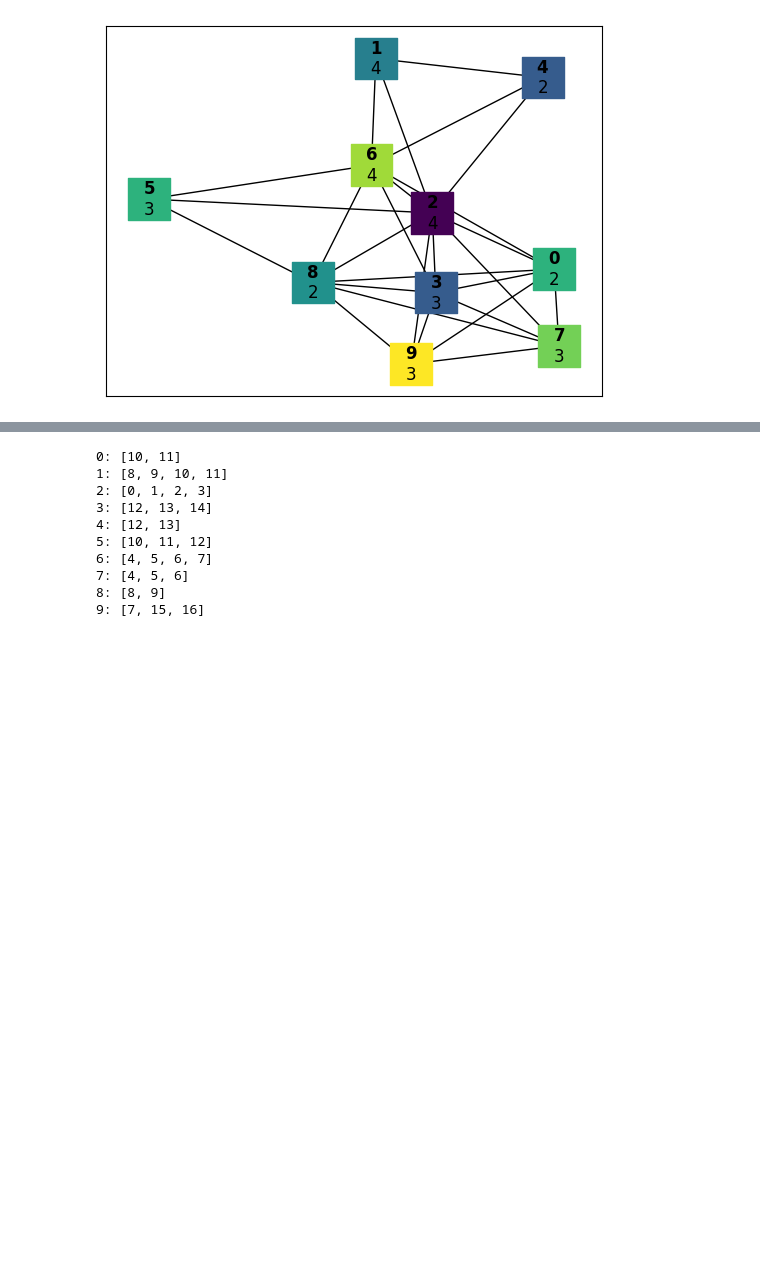
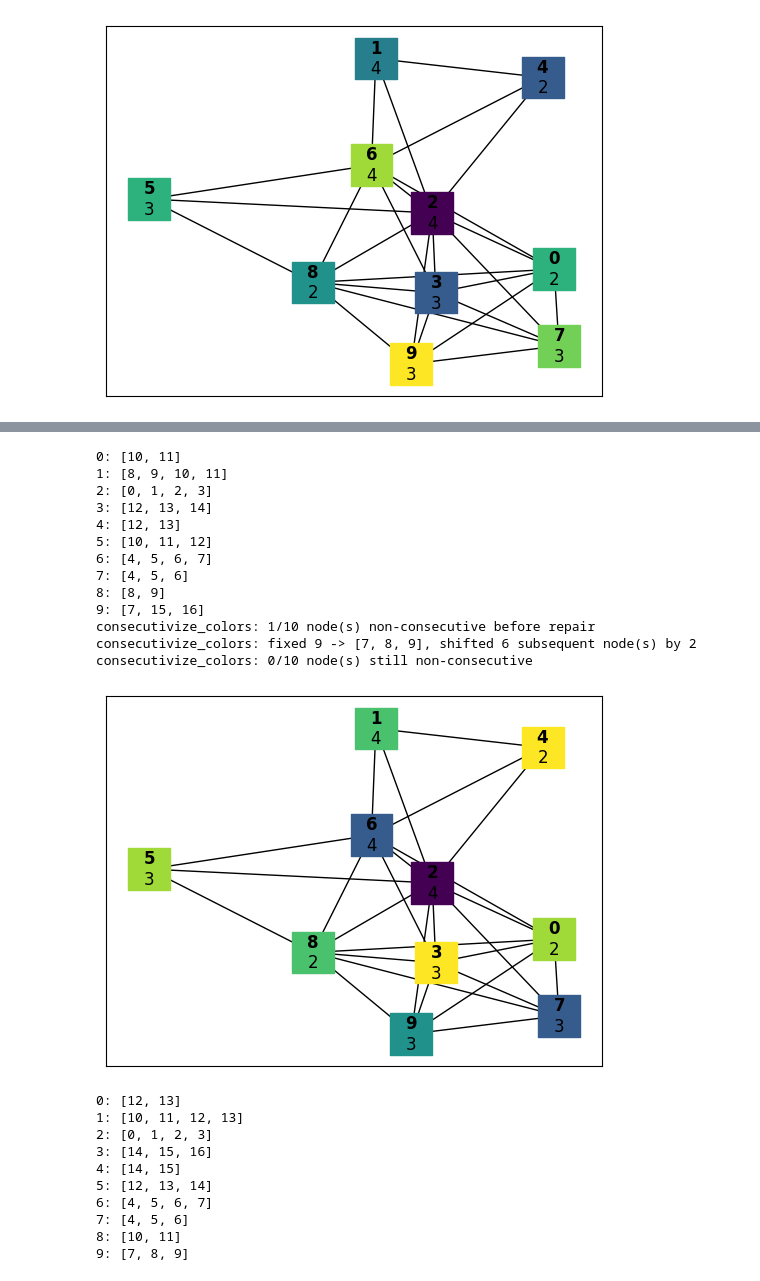
Before and after one commit to camilosm/cma, a Jupyter notebook: cma.ipynb, the cells around one changed output, grey strips where cells are left out. Saved outputs shown, nothing was run; the diff lists cells and outputs as text; code cells hidden in the pictures; blank space fills up the shorter version.

Commit message:
feat: consecutivize color blocks after regrouping nodes

```diff
--- a/cma.ipynb
+++ b/cma.ipynb
@@ -68,26 +68,44 @@ Vertex 8: start=7, block=[7, 8]
 Vertex 9: start=14, block=[14, 15, 16]
 [figure]
 # %%
-from graphs import blowup_graph, regroup_graph
+from graphs import blowup_graph, regroup_graph, consecutivize_colors
 
 g = blowup_graph(G)
 plot_graph(g)
 colors = nx.greedy_color(g)
 nx.set_node_attributes(g, colors, "color")
 g = regroup_graph(g)
 plot_graph(g)
 for v, data in g.nodes(data=True):
     print(f"{v}: {data['color_block']}")
+g = consecutivize_colors(g)
+plot_graph(g)
+for v, data in g.nodes(data=True):
+    print(f"{v}: {data['color_block']}")
 # %% [output]
 [figure]
 [figure]
 0: [10, 11]
 1: [8, 9, 10, 11]
 2: [0, 1, 2, 3]
 3: [12, 13, 14]
 4: [12, 13]
 5: [10, 11, 12]
 6: [4, 5, 6, 7]
 7: [4, 5, 6]
 8: [8, 9]
 9: [7, 15, 16]
+consecutivize_colors: 1/10 node(s) non-consecutive before repair
+consecutivize_colors: fixed 9 -> [7, 8, 9], shifted 6 subsequent node(s) by 2
+consecutivize_colors: 0/10 node(s) still non-consecutive
+[figure, added]
+0: [12, 13]
+1: [10, 11, 12, 13]
+2: [0, 1, 2, 3]
+3: [14, 15, 16]
+4: [14, 15]
+5: [12, 13, 14]
+6: [4, 5, 6, 7]
+7: [4, 5, 6]
+8: [10, 11]
+9: [7, 8, 9]
```
Also changed, not shown: 1 other file.
